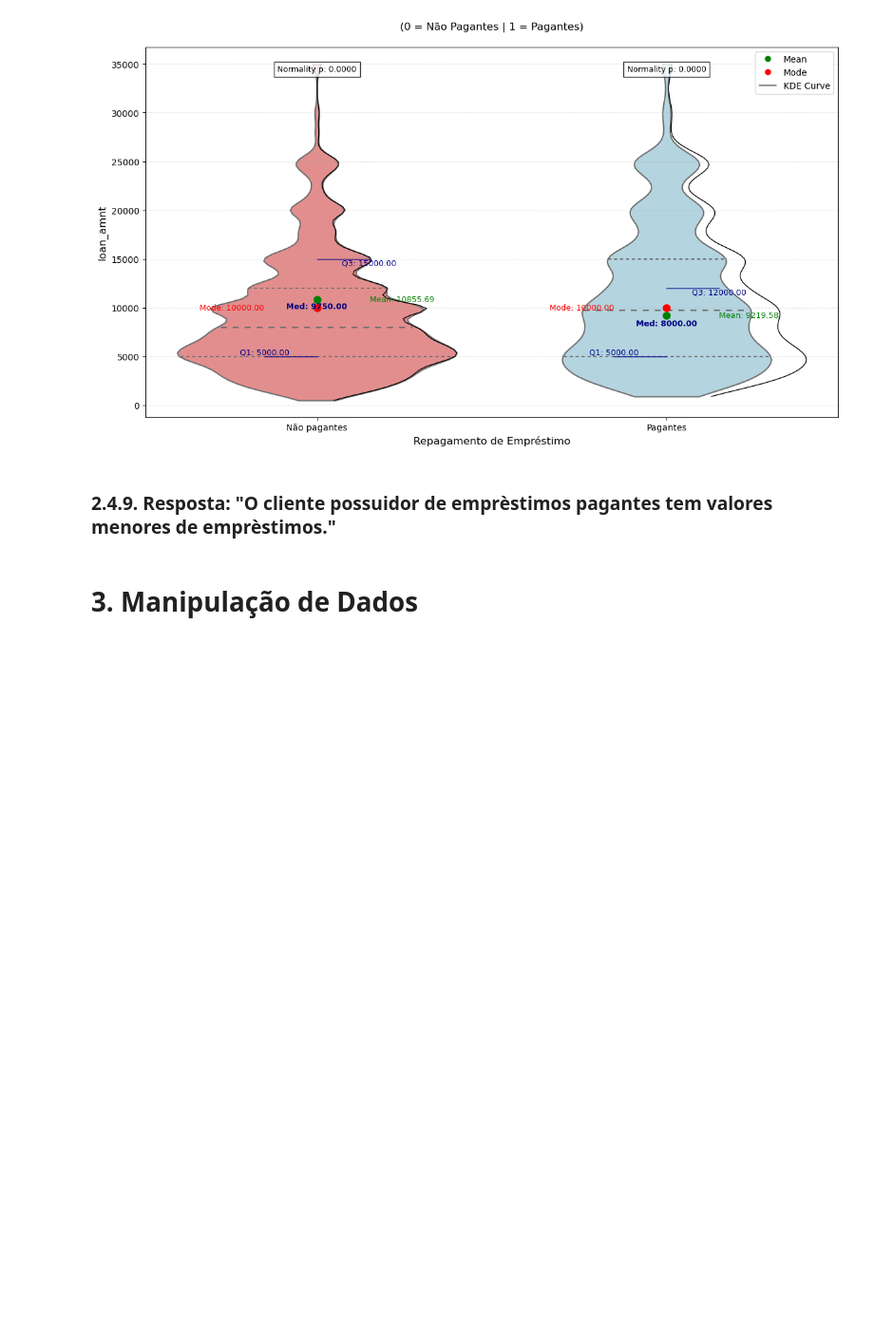
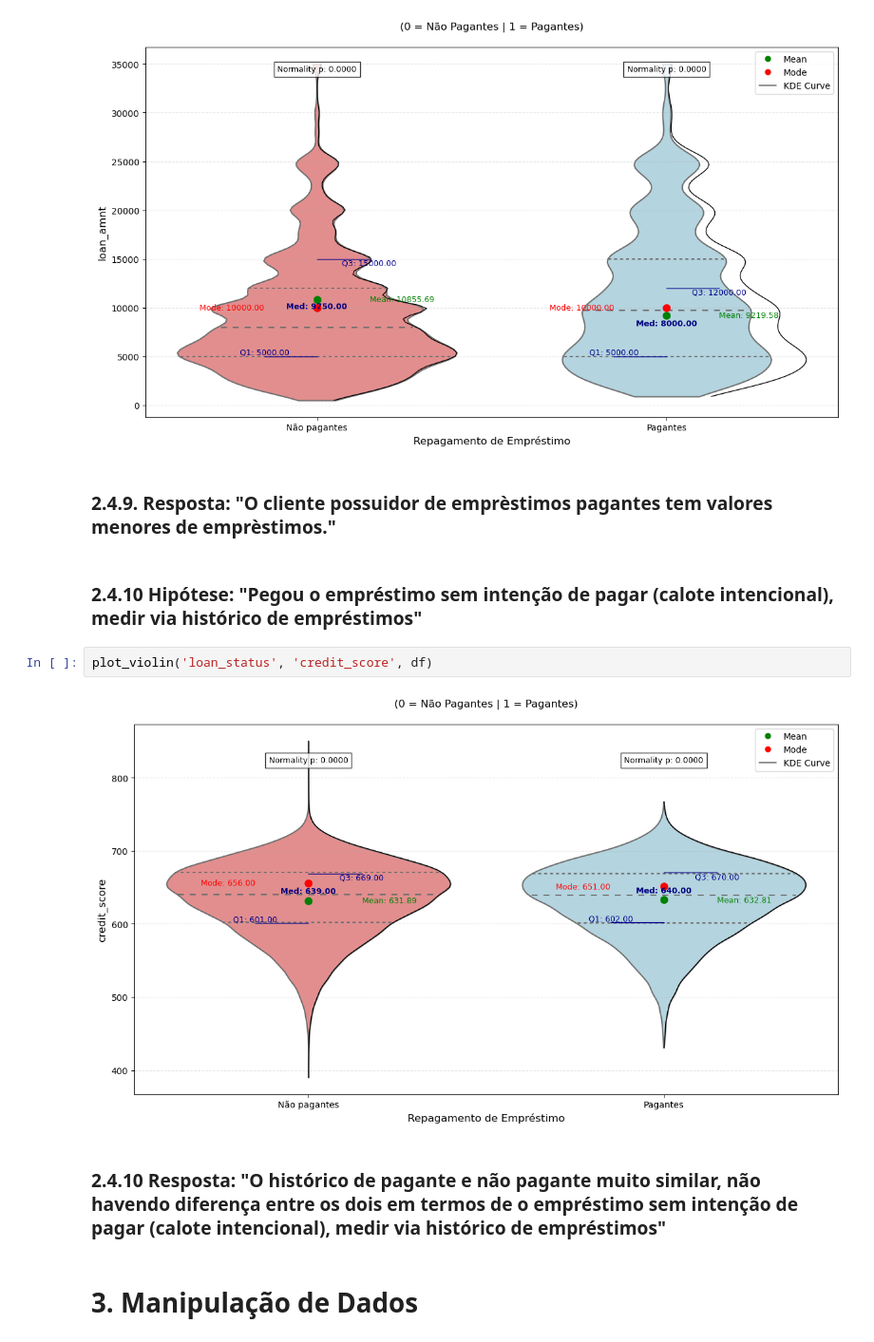
Before and after one commit to luizdataeng/loan_payment, a Jupyter notebook: EDA.ipynb, the cells around one changed output. Shown at 95% size. Saved outputs shown, nothing was run; the diff lists cells and outputs as text; blank space fills up the shorter version.

```diff
--- a/EDA.ipynb
+++ b/EDA.ipynb
@@ -344,6 +344,14 @@ plot_violin('loan_status','loan_amnt',df)
 [figure]
 # %% [markdown]
 ### 2.4.9. Resposta: "O cliente possuidor de emprèstimos pagantes tem valores menores de emprèstimos."
+# %% [markdown]
+### 2.4.10 Hipótese: "Pegou o empréstimo sem intenção de pagar (calote intencional), medir via histórico de empréstimos"
+# %%
+plot_violin('loan_status', 'credit_score', df)
+# %% [output]
+[figure, added]
+# %% [markdown]
+### 2.4.10 Resposta: "O histórico de pagante e não pagante muito similar, não havendo diferença entre os dois em termos de o empréstimo sem intenção de pagar (calote intencional), medir via histórico de empréstimos"
 # %% [markdown]
 # 3. Manipulação de Dados
 # %% [markdown]
```
Also changed, not shown: parts of 20 cells of this notebook, 1 other file.
